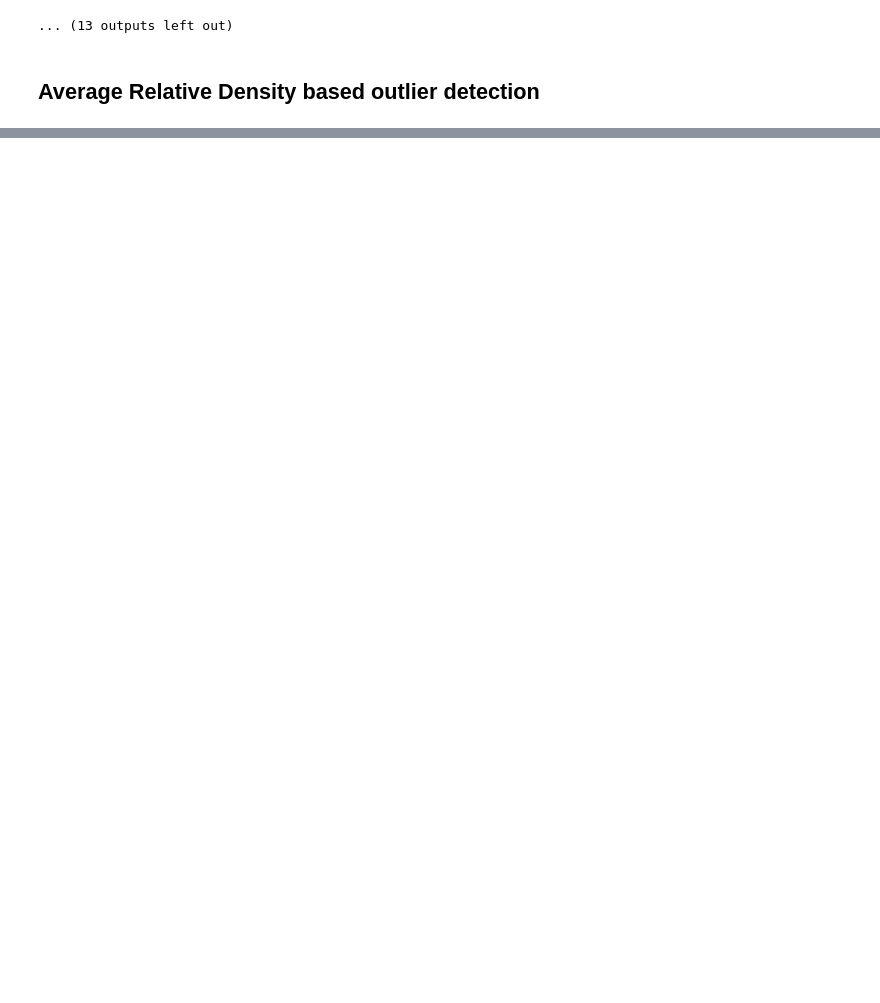
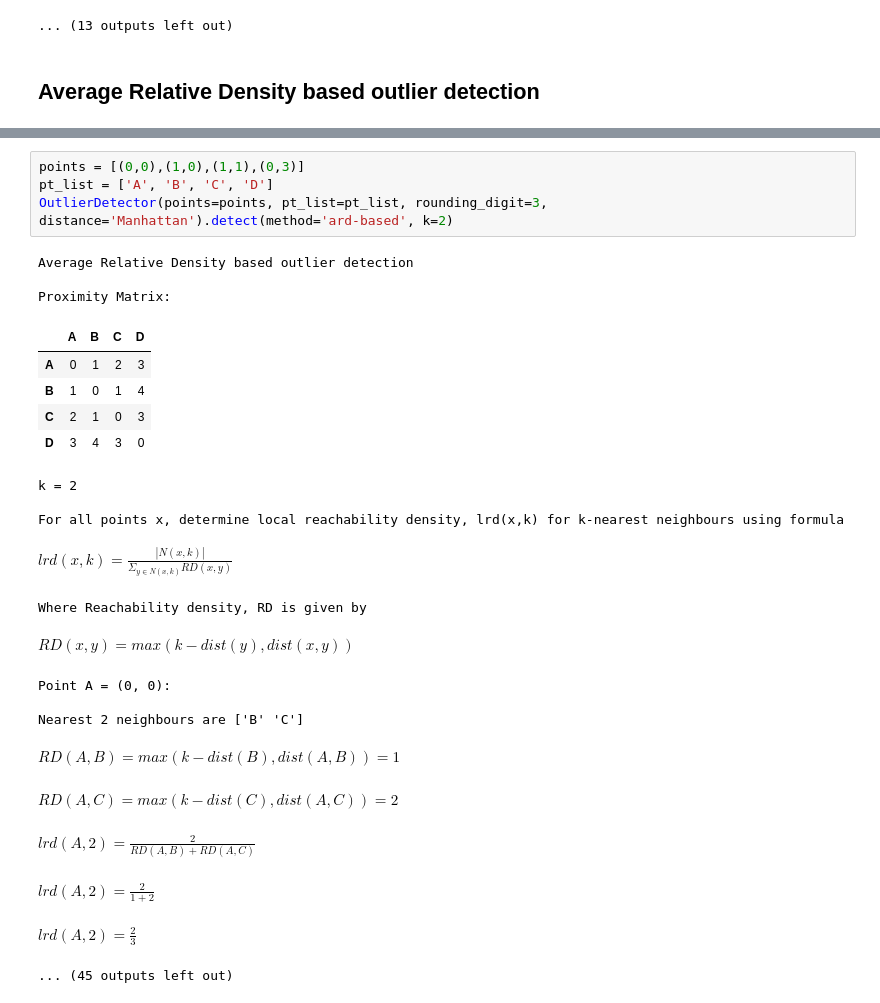
Before and after one commit to sumilk/Data_Mining_Algos, a Jupyter notebook: Outlier Analysis.ipynb, the cells around one changed output, grey strips where cells are left out. Cells and saved outputs as stored; diff of their text form; blank space fills up the shorter version.

```diff
--- a/Outlier Analysis.ipynb
+++ b/Outlier Analysis.ipynb
@@ -235,0 +241,28 @@ $\displaystyle lrd(B,3) = \frac{3}{1 +2 +6 }$
+# %%
+points = [(0,0),(1,0),(1,1),(0,3)]
+pt_list = ['A', 'B', 'C', 'D']
+OutlierDetector(points=points, pt_list=pt_list, rounding_digit=3, distance='Manhattan').detect(method='ard-based', k=2)
+# %% [output]
+Average Relative Density based outlier detection
+
+Proximity Matrix:
+|  | A | B | C | D |
+| A | 0 | 1 | 2 | 3 |
+| B | 1 | 0 | 1 | 4 |
+| C | 2 | 1 | 0 | 3 |
+| D | 3 | 4 | 3 | 0 |
+k = 2
+
+For all points x, determine local reachability density, lrd(x,k) for k-nearest neighbours using formula
+$\displaystyle lrd(x,k) = \frac{|N(x,k)|}{Σ_{y∈N(x,k)}RD(x,y)}$
+Where Reachability density, RD is given by
+$\displaystyle RD(x,y) = max(k-dist(y), dist(x,y))$
+Point A = (0, 0):
+
+Nearest 2 neighbours are ['B' 'C']
+$\displaystyle RD(A,B) = max(k-dist(B),                                dist(A,B)) = 1$
+$\displaystyle RD(A,C) = max(k-dist(C),                                dist(A,C)) = 2$
+$\displaystyle lrd(A,2) = \frac{2}{RD(A,B) +RD(A,C) }$
+$\displaystyle lrd(A,2) = \frac{2}{1 +2 }$
+$\displaystyle lrd(A,2) = \frac{2}{3}$
+... (45 outputs left out)
```
Also changed, not shown: parts of 3 cells of this notebook.
